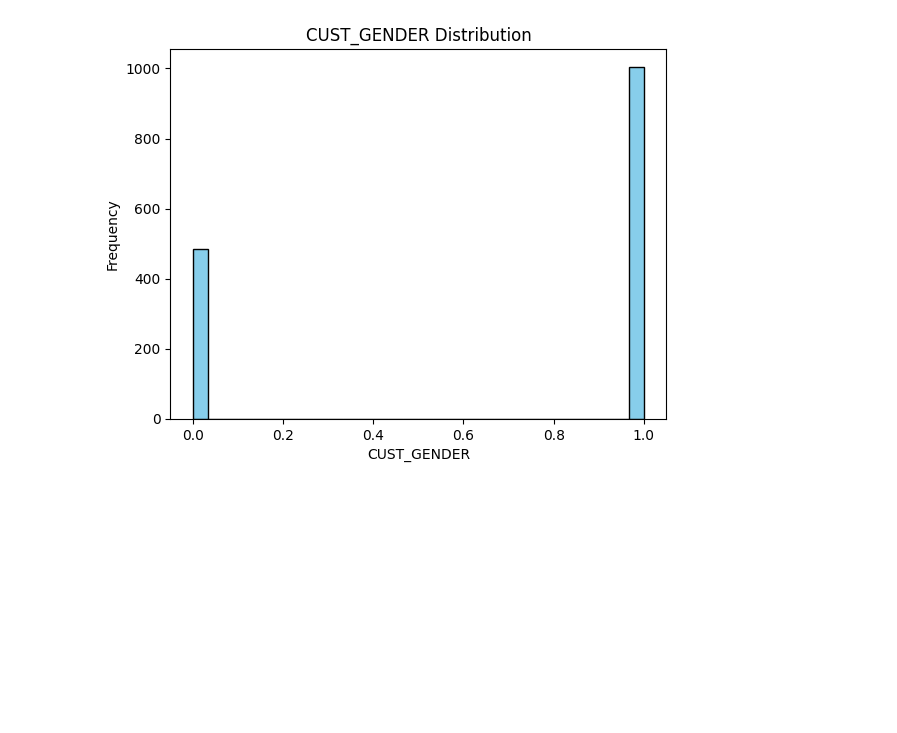
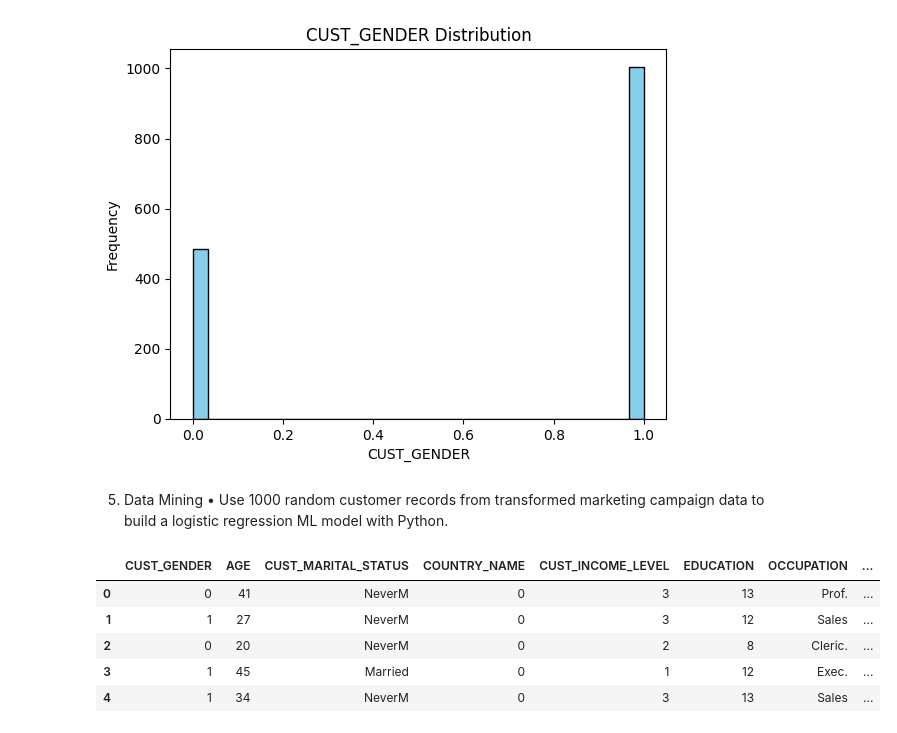
Before and after one commit to Mirazbd123/Project, a Jupyter notebook: Marketing Data Analysis.ipynb, the cells around one changed output. Saved outputs shown, nothing was run; the diff lists cells and outputs as text; code cells hidden in the pictures; blank space fills up the shorter version.

Commit message:
Data Analysis

```diff
--- a/Marketing Data Analysis.ipynb
+++ b/Marketing Data Analysis.ipynb
@@ -449,3 +450,15 @@ while True:
 # %% [output]
 Choose a variable to plot:
 [figure]
+# %% [markdown]
+5.	Data Mining
+•	Use 1000 random customer records from transformed marketing campaign data to build a logistic regression ML model with Python.
+# %%
+df.head()
+# %% [output]
+|  | CUST_GENDER | AGE | CUST_MARITAL_STATUS | COUNTRY_NAME | CUST_INCOME_LEVEL | EDUCATION | OCCUPATION | ... |
+| 0 | 0 | 41 | NeverM | 0 | 3 | 13 | Prof. | ... |
+| 1 | 1 | 27 | NeverM | 0 | 3 | 12 | Sales | ... |
+| 2 | 0 | 20 | NeverM | 0 | 2 | 8 | Cleric. | ... |
+| 3 | 1 | 45 | Married | 0 | 1 | 12 | Exec. | ... |
+| 4 | 1 | 34 | NeverM | 0 | 3 | 13 | Sales | ... |
```
Also changed, not shown: parts of 21 cells of this notebook.
